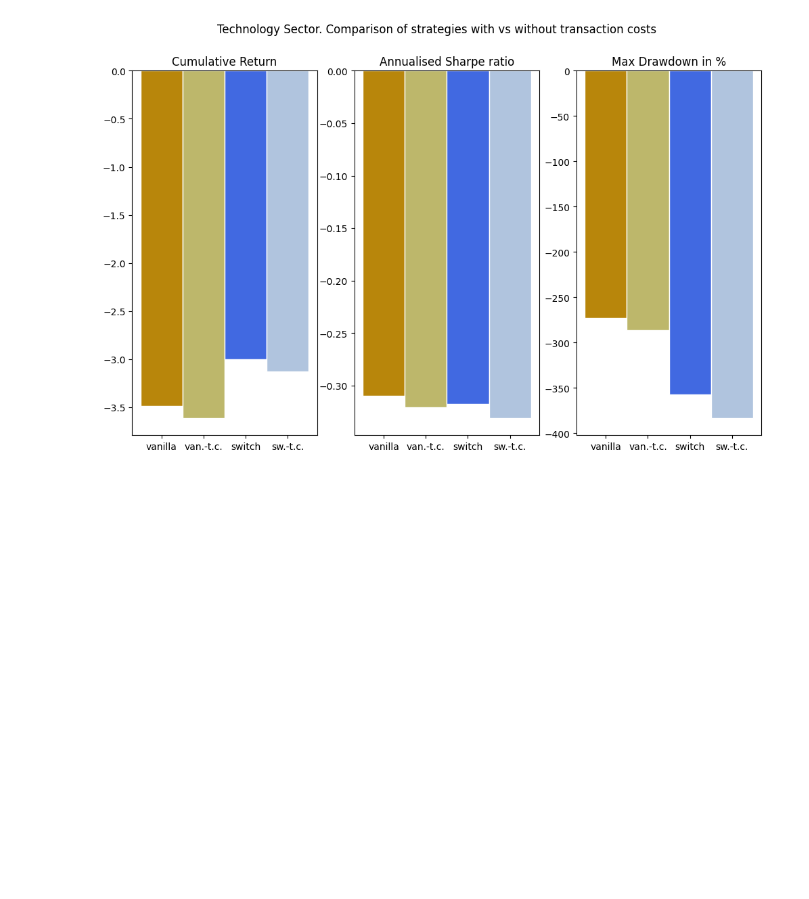
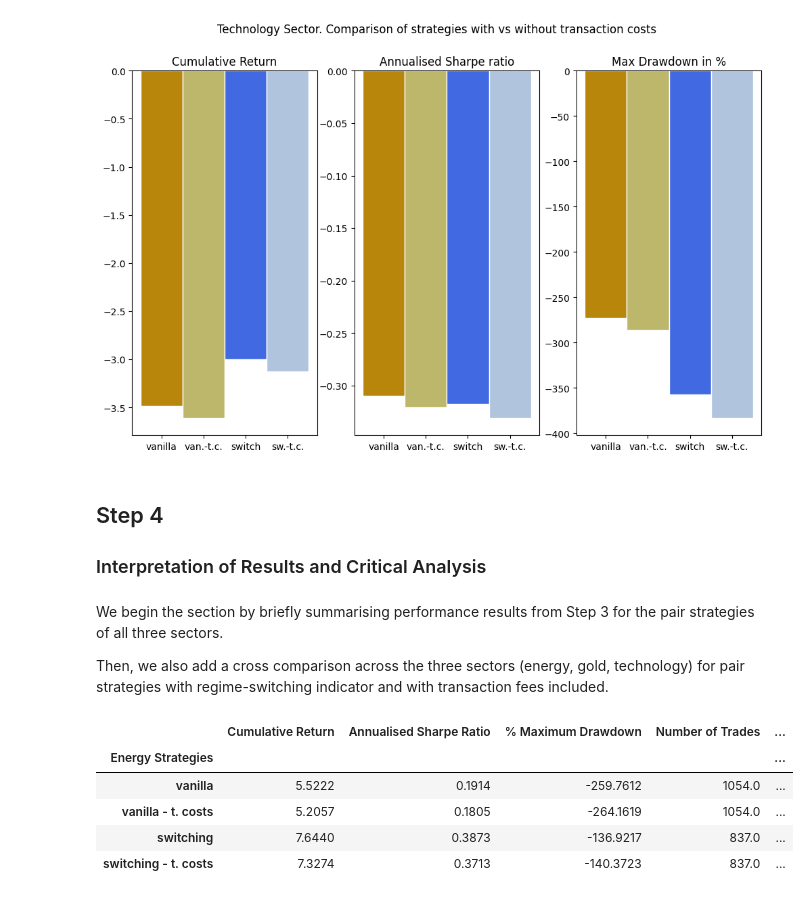
Before and after one commit to George-Creekbed/capstone_review, a Jupyter notebook: step2.ipynb, the cells around one changed output. Saved outputs shown, nothing was run; the diff lists cells and outputs as text; code cells hidden in the pictures; blank space fills up the shorter version.

```diff
--- a/step2.ipynb
+++ b/step2.ipynb
@@ -1027,3 +1029,20 @@ plt.tight_layout
 plt.show()
 # %% [output]
 [figure]
+# %% [markdown]
+## Step 4
+
+### Interpretation of Results and Critical Analysis
+# %% [markdown]
+We begin the section by briefly summarising performance results from Step 3 for the pair strategies of all three sectors.
+
+Then, we also add a cross comparison across the three sectors (energy, gold, technology) for pair strategies with regime-switching indicator and with transaction fees included.
+# %%
+performance_energy
+# %% [output]
+|  | Cumulative Return | Annualised Sharpe Ratio | % Maximum Drawdown | Number of Trades | ... |
+| Energy Strategies |  |  |  |  | ... |
+| vanilla | 5.5222 | 0.1914 | -259.7612 | 1054.0 | ... |
+| vanilla - t. costs | 5.2057 | 0.1805 | -264.1619 | 1054.0 | ... |
+| switching | 7.6440 | 0.3873 | -136.9217 | 837.0 | ... |
+| switching - t. costs | 7.3274 | 0.3713 | -140.3723 | 837.0 | ... |
```
Also changed, not shown: parts of 9 cells of this notebook.
